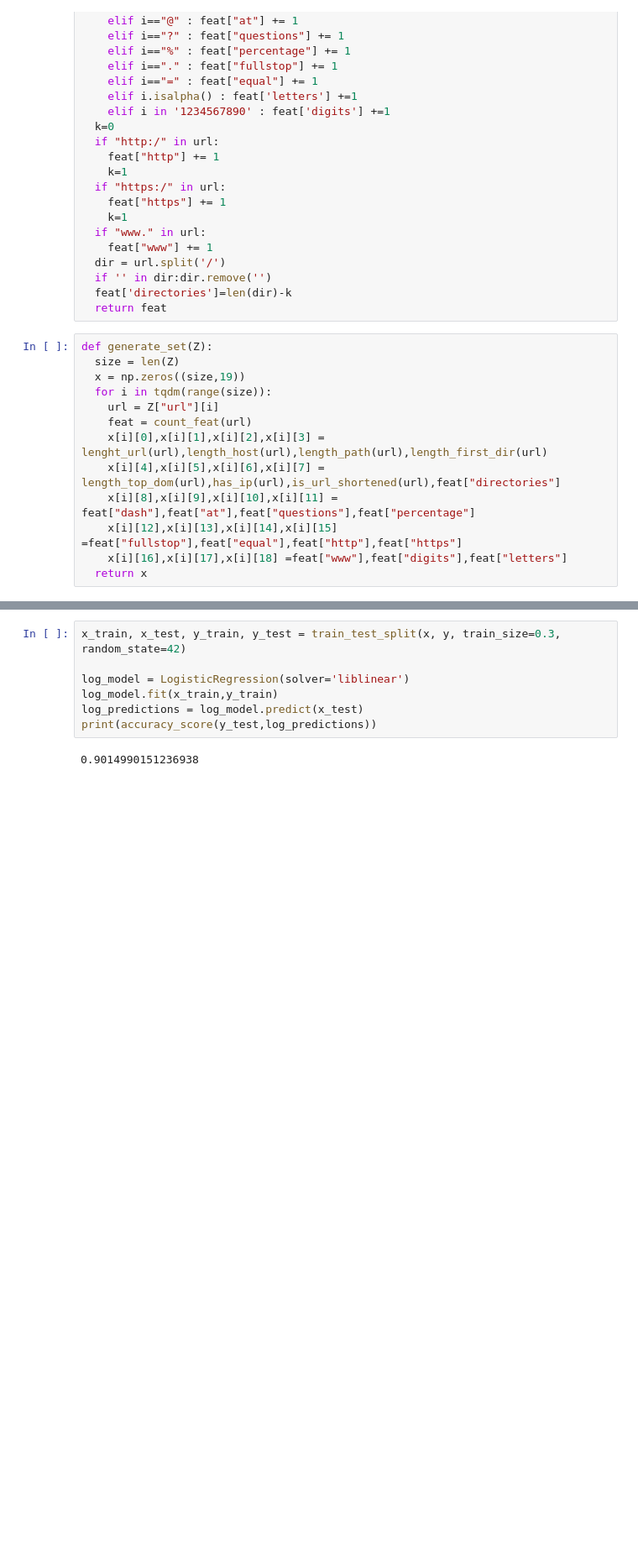
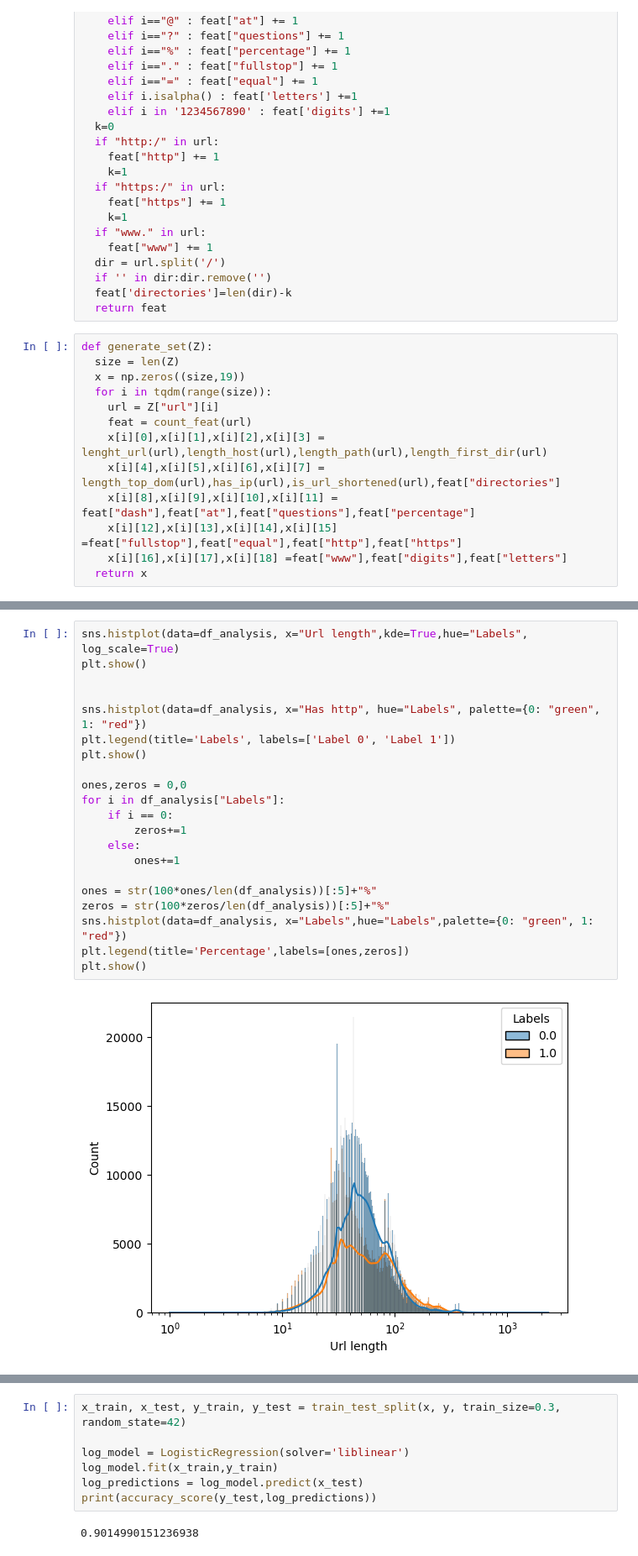
Before and after one commit to TerryakiSauce/ML704-project, a Jupyter notebook: MLnew(2)(1).ipynb, the cells around one changed output, grey strips where cells are left out. Shown at 84% size. Cells and saved outputs as stored; diff of their text form; blank space fills up the shorter version.

```diff
--- a/MLnew(2)(1).ipynb
+++ b/MLnew(2)(1).ipynb
@@ -173,0 +170,23 @@ sns.displot(data=df_analysis, x="Shortened", hue="Labels", col="Labels")
+# %%
+sns.histplot(data=df_analysis, x="Url length",kde=True,hue="Labels", log_scale=True)
+plt.show()
+
+
+sns.histplot(data=df_analysis, x="Has http", hue="Labels", palette={0: "green", 1: "red"})
+plt.legend(title='Labels', labels=['Label 0', 'Label 1'])
+plt.show()
+
+ones,zeros = 0,0
+for i in df_analysis["Labels"]:
+    if i == 0:
+        zeros+=1
+    else:
+        ones+=1
+
+ones = str(100*ones/len(df_analysis))[:5]+"%"
+zeros = str(100*zeros/len(df_analysis))[:5]+"%"
+sns.histplot(data=df_analysis, x="Labels",hue="Labels",palette={0: "green", 1: "red"})
+plt.legend(title='Percentage',labels=[ones,zeros])
+plt.show()
+# %% [output]
+[figure, added]
```
Also changed, not shown: parts of 16 cells of this notebook.
